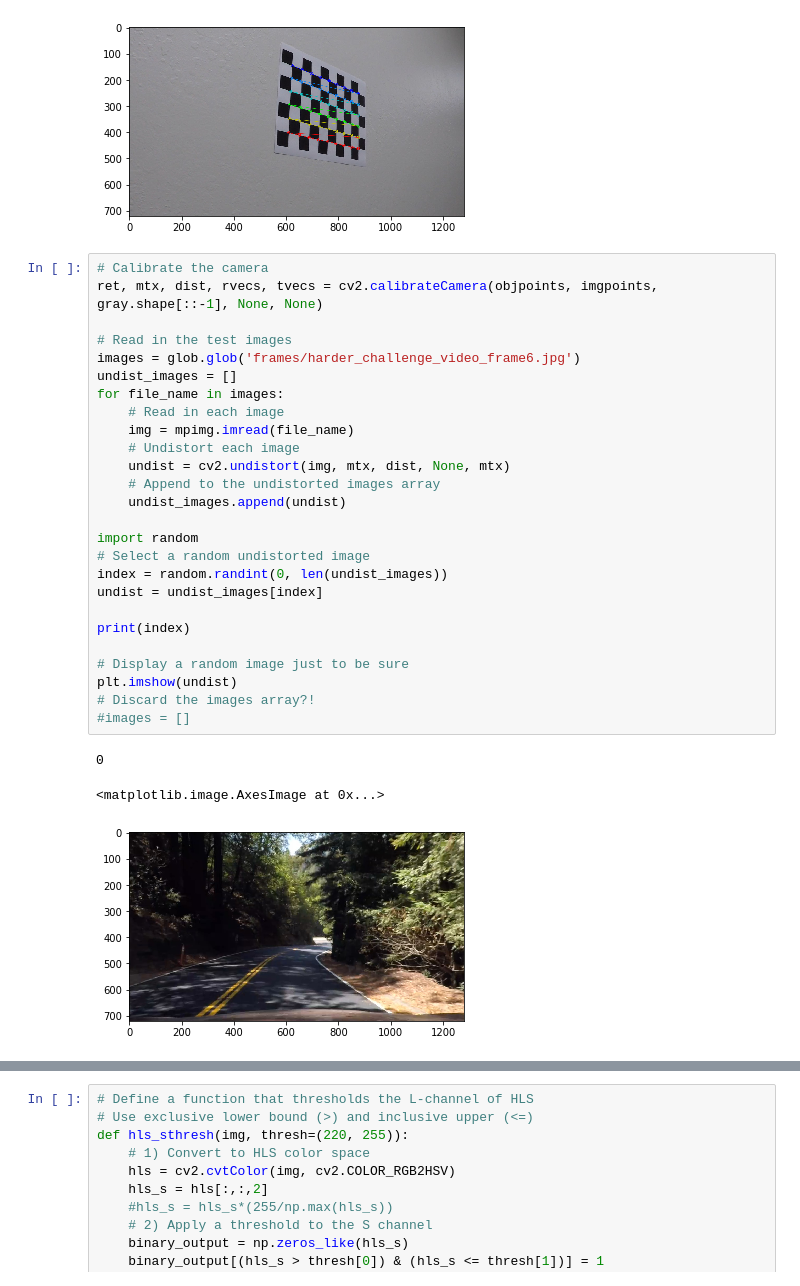
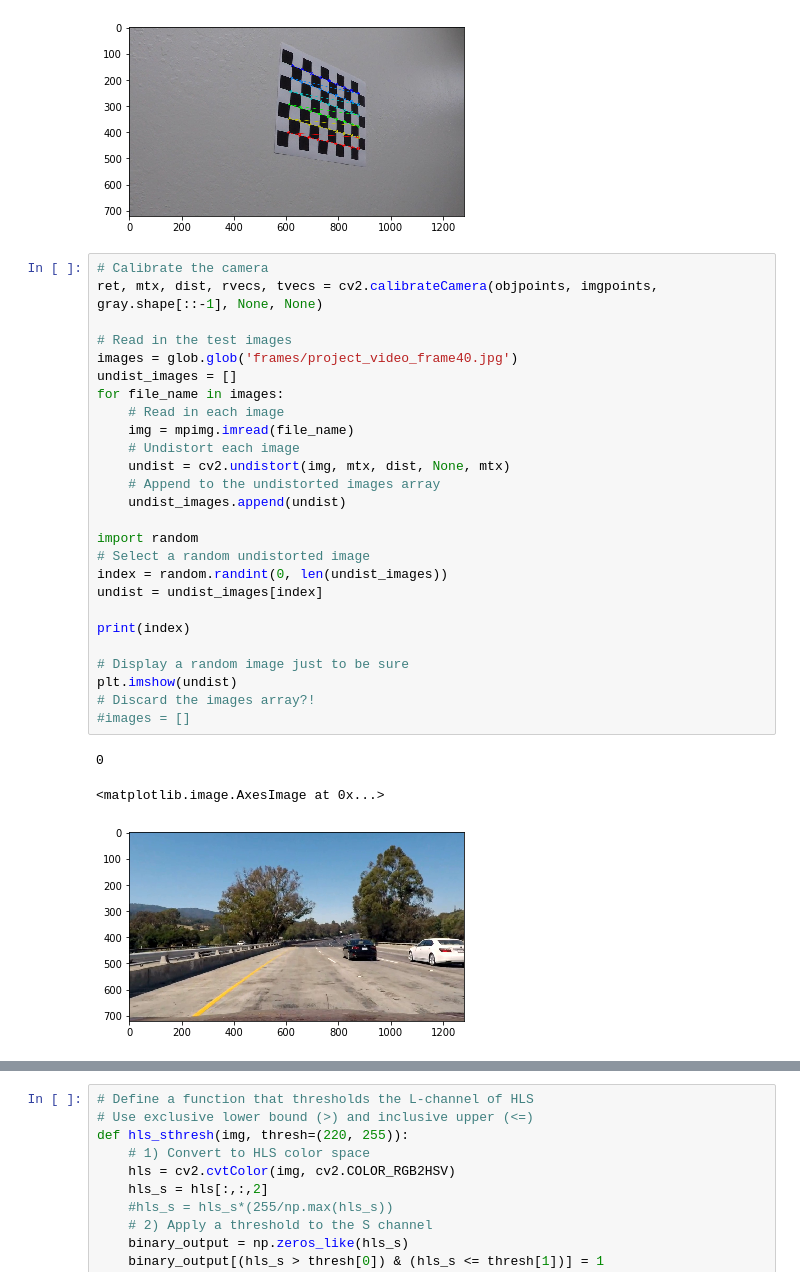
Before and after one commit to pedro-marques/CarND-Advanced-Lane-Lines, a Jupyter notebook: detect_lane_lines.ipynb, the cells around one changed output, grey strips where cells are left out. Cells and saved outputs as stored; diff of their text form.

```diff
--- a/detect_lane_lines.ipynb
+++ b/detect_lane_lines.ipynb
@@ -62,33 +62,33 @@ for file_name in images:
 # %%
 # Calibrate the camera
 ret, mtx, dist, rvecs, tvecs = cv2.calibrateCamera(objpoints, imgpoints, gray.shape[::-1], None, None)
 
 # Read in the test images
-images = glob.glob('frames/harder_challenge_video_frame6.jpg')
+images = glob.glob('frames/project_video_frame40.jpg')
 undist_images = []
 for file_name in images:
     # Read in each image
     img = mpimg.imread(file_name)
     # Undistort each image
     undist = cv2.undistort(img, mtx, dist, None, mtx)
     # Append to the undistorted images array
     undist_images.append(undist)
 
 import random
 # Select a random undistorted image
 index = random.randint(0, len(undist_images))
 undist = undist_images[index]
 
 print(index)
 
 # Display a random image just to be sure
 plt.imshow(undist)
 # Discard the images array?!
 #images = []
 # %% [output]
 0
 <matplotlib.image.AxesImage at 0x...>
-[figure, old version]
+[figure, new version]
 # %%
 def trapezoid_offset_sizes(image):
     img_size = (img.shape[1], img.shape[0])
```
Also changed, not shown: parts of 12 cells of this notebook, 12 other files.
